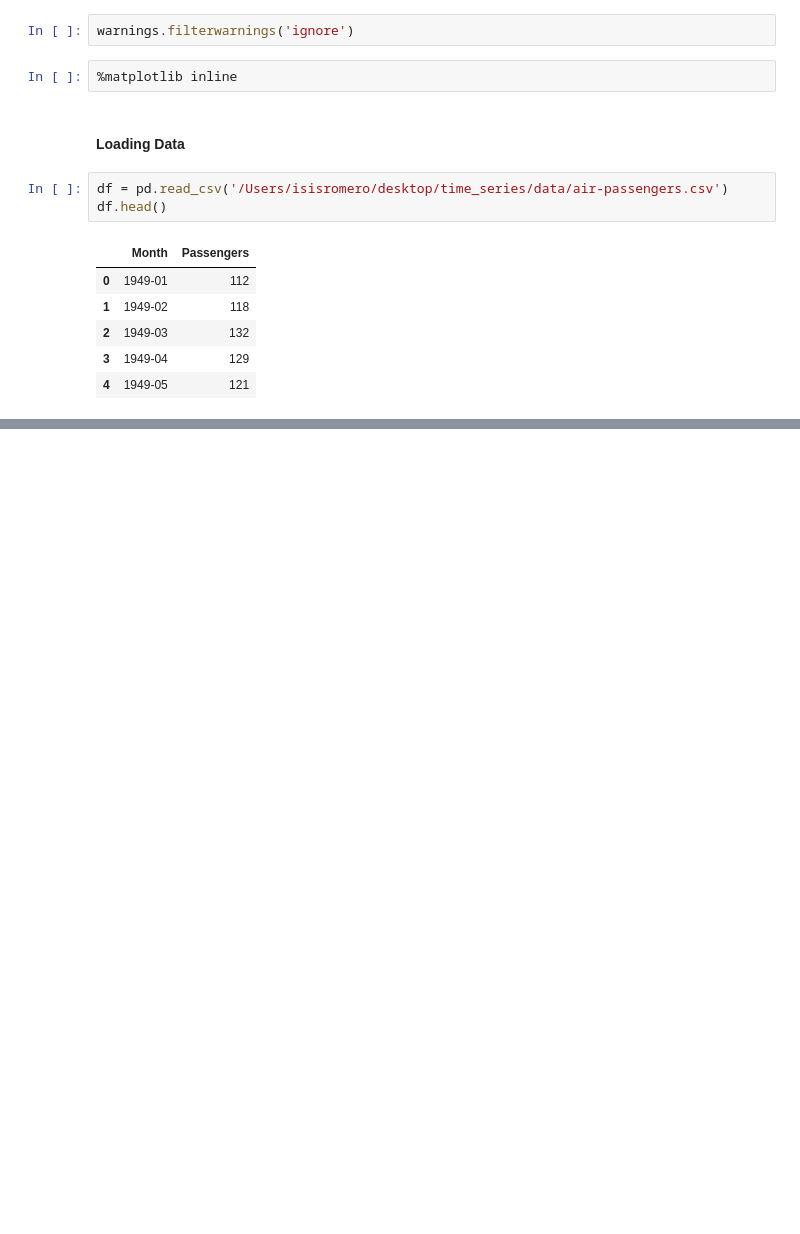
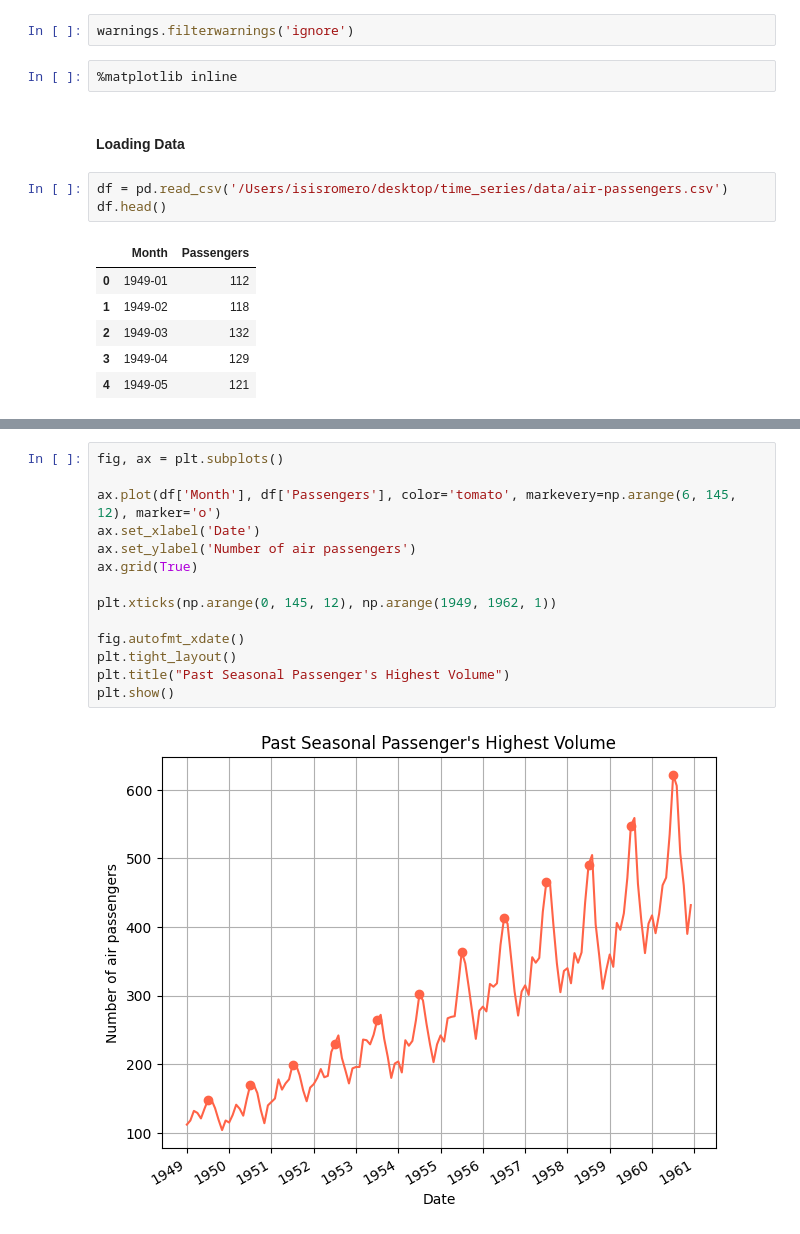
Before and after one commit to joakor89/Time_series_in_python, a Jupyter notebook: chap_8/acc_for_seasonality.ipynb, the cells around one changed output, grey strips where cells are left out. Cells and saved outputs as stored; diff of their text form; blank space fills up the shorter version.

```diff
--- a/chap_8/acc_for_seasonality.ipynb
+++ b/chap_8/acc_for_seasonality.ipynb
@@ -48,0 +64,16 @@ df.head()
+# %%
+fig, ax = plt.subplots()
+
+ax.plot(df['Month'], df['Passengers'], color='tomato', markevery=np.arange(6, 145, 12), marker='o')
+ax.set_xlabel('Date')
+ax.set_ylabel('Number of air passengers')
+ax.grid(True)
+
+plt.xticks(np.arange(0, 145, 12), np.arange(1949, 1962, 1))
+
+fig.autofmt_xdate()
+plt.tight_layout()
+plt.title("Past Seasonal Passenger's Highest Volume")
+plt.show()
+# %% [output]
+[figure, added]
```
Also changed, not shown: parts of 48 cells of this notebook.
